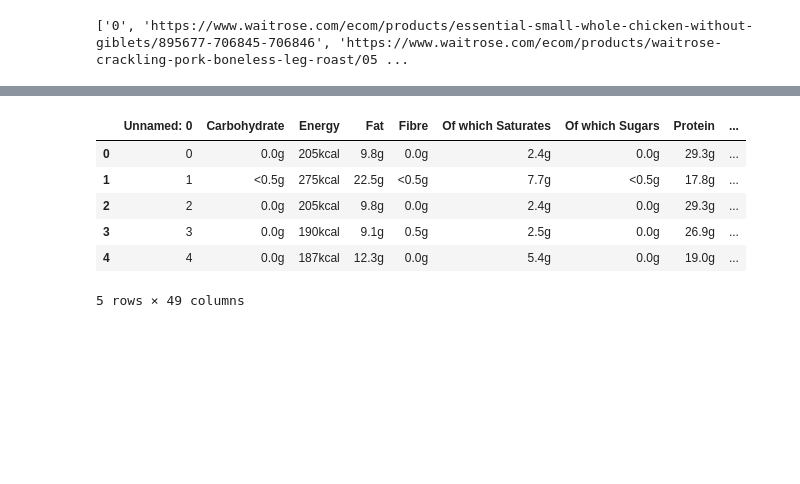
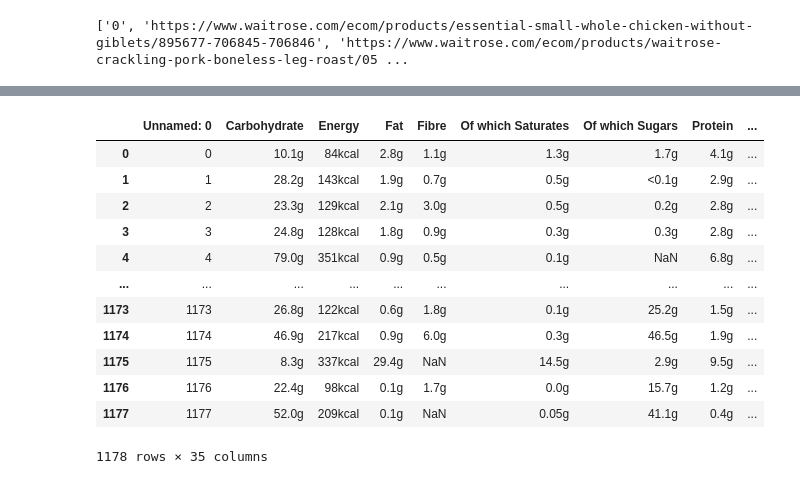
Before and after one commit to szabeenglobal/Ai-core-Project-1-Web_Scraping, a Jupyter notebook: table_extraction code.ipynb, the cells around one changed output, grey strips where cells are left out. Saved outputs shown, nothing was run; the diff lists cells and outputs as text; code cells hidden in the pictures; blank space fills up the shorter version.

```diff
--- a/table_extraction code.ipynb
+++ b/table_extraction code.ipynb
@@ -85,13 +130,19 @@ nutri_df
 with open('nutrition_typical_first-1009.csv', 'a') as f:
     nutri_df.to_csv(f, mode='a', header=f.tell()==0)
 # %%
-nutrition_typical_df = pd.read_csv("nutrition_typical_values.csv")
-nutrition_typical_df.head()
+nutrition_typical_df = pd.read_csv("nutrition_typical_last-1178.csv")
+nutrition_typical_df
 # %% [output]
 |  | Unnamed: 0 | Carbohydrate | Energy | Fat | Fibre | Of which Saturates | Of which Sugars | Protein | ... |
-| 0 | 0 | 0.0g | 205kcal | 9.8g | 0.0g | 2.4g | 0.0g | 29.3g | ... |
-| 1 | 1 | <0.5g | 275kcal | 22.5g | <0.5g | 7.7g | <0.5g | 17.8g | ... |
-| 2 | 2 | 0.0g | 205kcal | 9.8g | 0.0g | 2.4g | 0.0g | 29.3g | ... |
-| 3 | 3 | 0.0g | 190kcal | 9.1g | 0.5g | 2.5g | 0.0g | 26.9g | ... |
-| 4 | 4 | 0.0g | 187kcal | 12.3g | 0.0g | 5.4g | 0.0g | 19.0g | ... |
+| 0 | 0 | 10.1g | 84kcal | 2.8g | 1.1g | 1.3g | 1.7g | 4.1g | ... |
+| 1 | 1 | 28.2g | 143kcal | 1.9g | 0.7g | 0.5g | <0.1g | 2.9g | ... |
+| 2 | 2 | 23.3g | 129kcal | 2.1g | 3.0g | 0.5g | 0.2g | 2.8g | ... |
+| 3 | 3 | 24.8g | 128kcal | 1.8g | 0.9g | 0.3g | 0.3g | 2.8g | ... |
+| 4 | 4 | 79.0g | 351kcal | 0.9g | 0.5g | 0.1g | NaN | 6.8g | ... |
+| ... | ... | ... | ... | ... | ... | ... | ... | ... | ... |
+| 1173 | 1173 | 26.8g | 122kcal | 0.6g | 1.8g | 0.1g | 25.2g | 1.5g | ... |
+| 1174 | 1174 | 46.9g | 217kcal | 0.9g | 6.0g | 0.3g | 46.5g | 1.9g | ... |
+| 1175 | 1175 | 8.3g | 337kcal | 29.4g | NaN | 14.5g | 2.9g | 9.5g | ... |
+| 1176 | 1176 | 22.4g | 98kcal | 0.1g | 1.7g | 0.0g | 15.7g | 1.2g | ... |
+| 1177 | 1177 | 52.0g | 209kcal | 0.1g | NaN | 0.05g | 41.1g | 0.4g | ... |
-5 rows × 49 columns
+1178 rows × 35 columns
```
Also changed, not shown: parts of 15 cells of this notebook, 2 other files.
